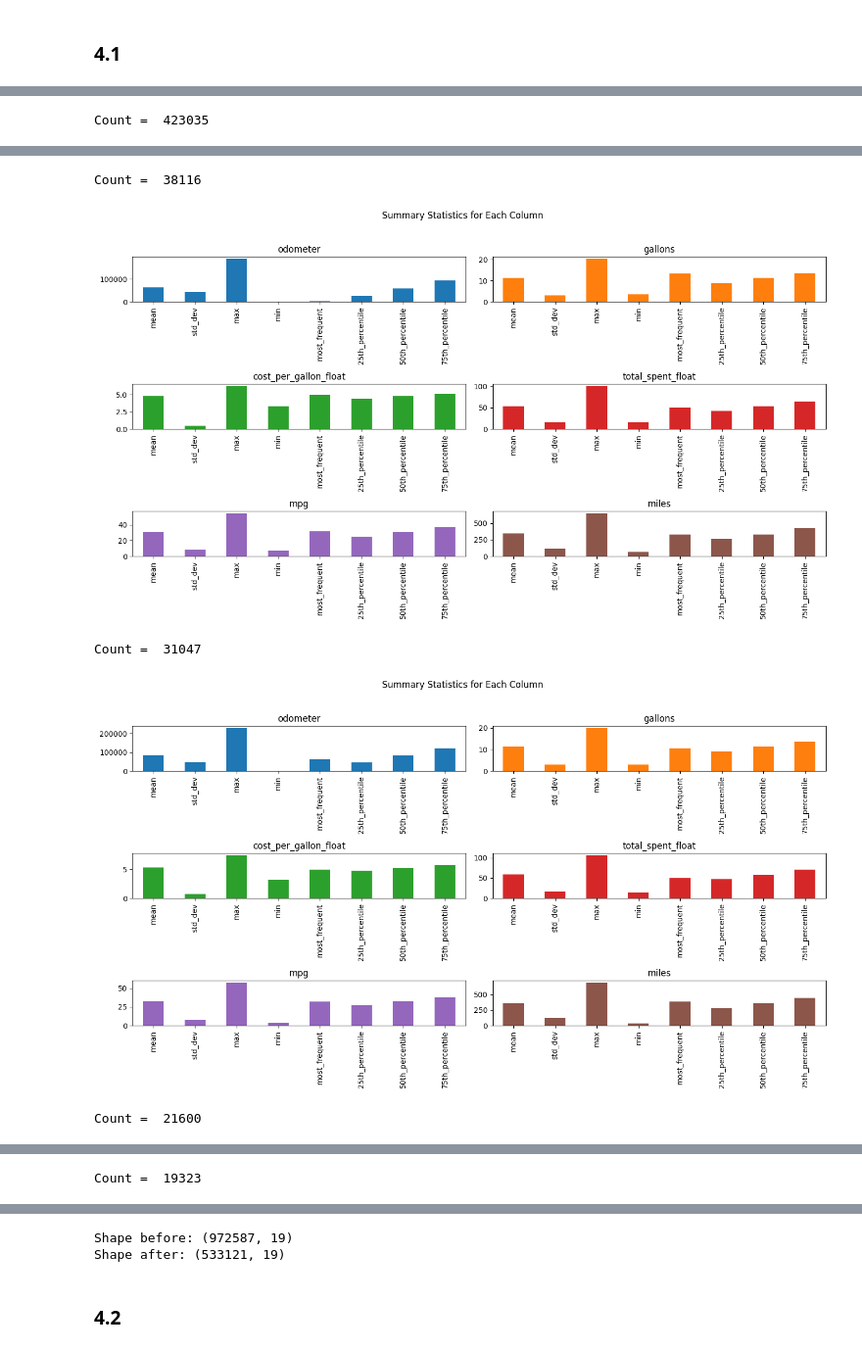
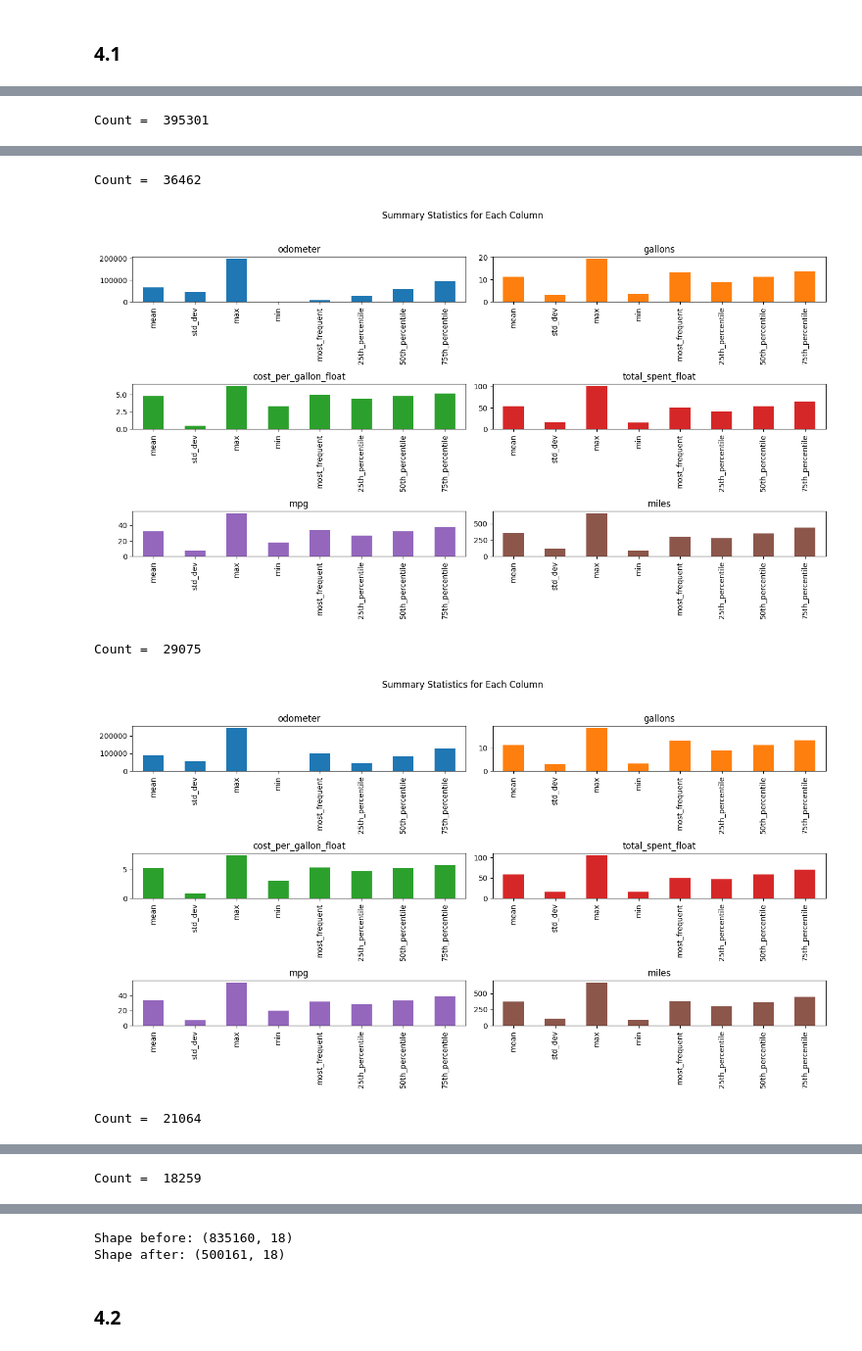
Before and after one commit to TumiJourdan/IDVE-Assignments, a Jupyter notebook: Assignment 1/main.ipynb, the cells around one changed output, grey strips where cells are left out. Shown at 98% size. Cells and saved outputs as stored; diff of their text form; code cells hidden in the pictures.

```diff
--- a/Assignment 1/main.ipynb
+++ b/Assignment 1/main.ipynb
@@ -591,6 +620,16 @@ plt.show()
 
 # Question 4.1
 # 4.1.1 Identify the top 5 currencies by number of transactions
+
+def replace_negatives(df):
+    for col in df.columns:
+        # Check if the column is numeric
+        if pd.api.types.is_numeric_dtype(df[col]):
+            df[col] = df[col].apply(lambda x: x if x >= 0 else np.nan)
+    return df
+df = replace_negatives(df)
+df = df.dropna()
+
 filtered_df = df.dropna().copy()
 currency_counts = filtered_df['currency'].value_counts()
 print(currency_counts)
@@ -620,2 +659,7 @@ CA$     33293
 R       31398
 Name: count, dtype: int64
+# %%
+print(df.columns.tolist())
+df = df.drop(columns=['cost_per_gallon','total_spent','valid_date_fueled','day_of_month'])
+print(df.columns.tolist())
+# Delete : day of month
@@ -625,15 +672,18 @@ from pyod.models.iforest import IForest
 from sklearn.decomposition import PCA
 
 
-def clean_iforest(df_in,top_5_currencies,columns= ['odometer', 'gallons', 'cost_per_gallon_float', 'total_spent_float', 'mpg', 'miles']):
+
+
+def clean_iforest(df_in,top_5_currencies,columns):
     df_top_5 = df_in[df_in['currency'].isin(top_5_currencies)]
     temp_df = df_in.copy()
     for country in top_5_currencies:
 
         # Filter the DataFrame for the current currency
         country_df = df_top_5.loc[df_top_5['currency'] == country]
+        country_df.dropna()
         numerical_df = country_df[columns].copy()
-        numerical_df.fillna(0, inplace=True)
+        numerical_df.dropna()
         iso_forest = IForest(contamination=0.3, random_state=42)
         # Initialize and fit IFOREST
         iso_forest.fit(numerical_df)
@@ -648,9 +698,10 @@ def clean_iforest(df_in,top_5_currencies,columns= ['odometer', 'gallons', 'cost_
 
     return temp_df
 
-def clean_abod_chunking(df_in,top_5_currencies,columns= ['odometer', 'gallons', 'cost_per_gallon_float', 'total_spent_float', 'mpg', 'miles']):
+def clean_abod_chunking(df_in,top_5_currencies,columns):
 
     temp_df = df_in.copy()
+
     df_top_5 = df_in[df_in['currency'].isin(top_5_currencies)]
     for country in top_5_currencies:
         country_df = df_top_5.loc[df_top_5['currency'] == country]
@@ -675,14 +726,16 @@ def clean_abod_chunking(df_in,top_5_currencies,columns= ['odometer', 'gallons',
             temp_df = temp_df.drop(index=outlier_indices)
     return temp_df
 
-def clean_IQR(df_in, columns= ['odometer', 'gallons', 'cost_per_gallon_float', 'total_spent_float', 'mpg', 'miles']):
+def clean_IQR(df_in, columns):
     df_top_5 = df_in[df_in['currency'].isin(top_5_currencies)]
     temp_df = df_in.copy()
+
+    temp_df.dropna()
 
     for country in top_5_currencies:
         # Filter the DataFrame for the current currency
         country_df = df_top_5.loc[df_top_5['currency'] == country]
-
+        country_df.dropna()
         for column in columns:
             Q1 = float(country_df[column].quantile(0.25))
             Q3 = float(country_df[column].quantile(0.75))
@@ -697,7 +750,7 @@ def clean_IQR(df_in, columns= ['odometer', 'gallons', 'cost_per_gallon_float', '
 
     return temp_df
 
-def Debug_by_Currency(top_5_currencies_in,df_in, columns = ['odometer', 'gallons', 'cost_per_gallon_float', 'total_spent_float', 'mpg', 'miles']):
+def Debug_by_Currency(top_5_currencies_in,df_in, columns):
 
     # get all that are in top 5 currencies
     df_top_5 = df_in[df_in['currency'].isin(top_5_currencies_in)]
@@ -724,22 +777,25 @@ def Debug_by_Currency(top_5_currencies_in,df_in, columns = ['odometer', 'gallons
         plt.tight_layout(rect=[0, 0, 1, 0.96])
         plt.show()
 
+columns = ['odometer', 'gallons', 'cost_per_gallon_float', 'total_spent_float', 'mpg', 'miles','vehicle_age','km_driven','litres_filled','litres_per_100km',]
 
 shape_before = df[df['currency'].isin(top_5_currencies)]
+# Drop negatives
 
 # clean with isoforest
 iso_forest = IForest(contamination=0.3, random_state=42)
-temp_df = clean_iforest(df,top_5_currencies)
+temp_df = clean_iforest(df,top_5_currencies,columns)
 # clean with iqr
-temp_df = clean_IQR(temp_df)
+temp_df = clean_IQR(temp_df,columns)
+
 ### Debugging ####
-Debug_by_Currency(top_5_currencies,temp_df)
+Debug_by_Currency(top_5_currencies,temp_df,columns)
 ##################
 df_top_5_cleaned = temp_df[temp_df['currency'].isin(top_5_currencies)]
 
-# df = df_top_5_cleaned
+df = df_top_5_cleaned
 
 print("Shape before:",shape_before.shape)
 print("Shape after:",df_top_5_cleaned.shape)
 # %% [output]
-Count =  423035
+Count =  395301
@@ -747,5 +803,5 @@ Count =  423035
-Count =  38116
+Count =  36462
-[figure, old version]
+[figure, new version]
-Count =  31047
+Count =  29075
-[figure, old version]
+[figure, new version]
-Count =  21600
+Count =  21064
@@ -753 +809 @@ Count =  21600
-Count =  19323
+Count =  18259
@@ -755,5 +811,5 @@ Count =  19323
-Shape before: (972587, 19)
-Shape after: (533121, 19)
+Shape before: (835160, 18)
+Shape after: (500161, 18)
 # %% [markdown]
 ### 4.2 ###
 # %%
```
Also changed, not shown: parts of 16 cells of this notebook.
